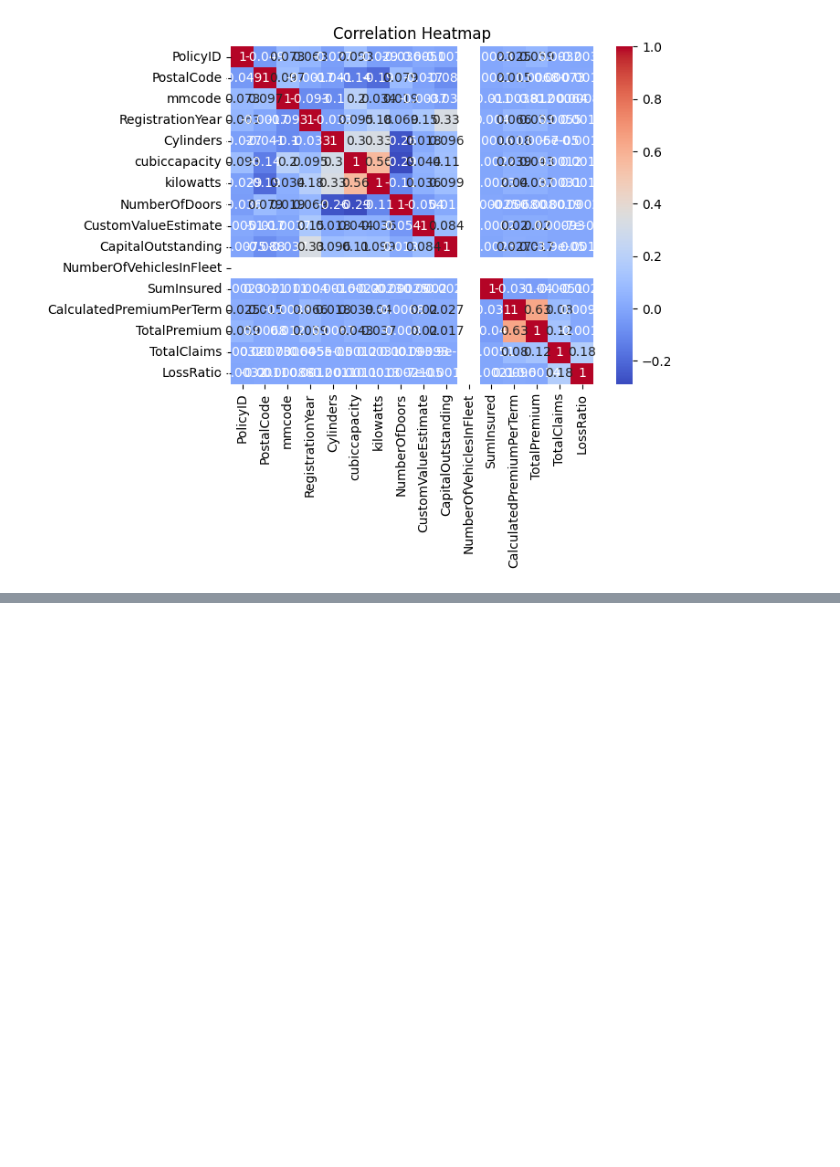
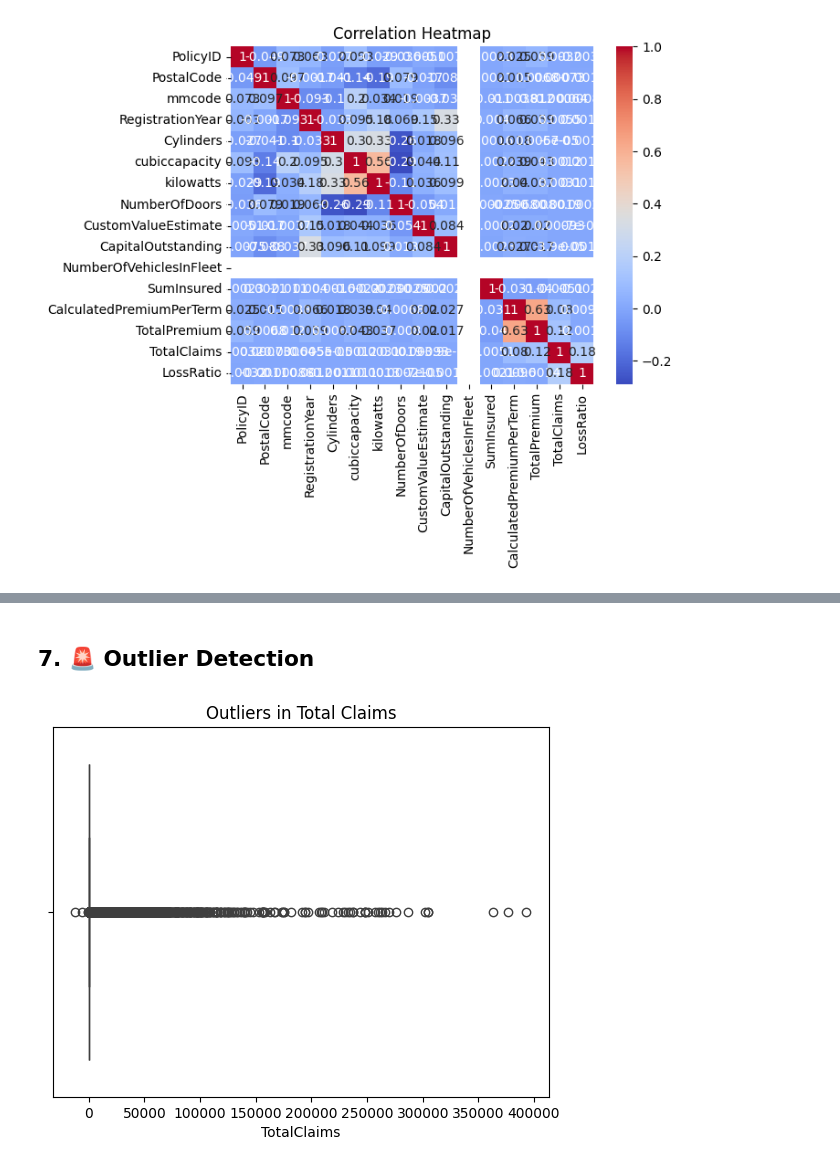
Before and after one commit to rufaeleshetu/insurance-risk-analytics-week3, a Jupyter notebook: notebooks/01_eda.ipynb, the cells around one changed output, grey strips where cells are left out. Saved outputs shown, nothing was run; the diff lists cells and outputs as text; code cells hidden in the pictures; blank space fills up the shorter version.

```diff
--- a/notebooks/01_eda.ipynb
+++ b/notebooks/01_eda.ipynb
@@ -258,0 +338,8 @@ plt.show()
+# %% [markdown]
+## 7. 🚨 Outlier Detection
+# %%
+sns.boxplot(x=df['TotalClaims'])
+plt.title("Outliers in Total Claims")
+plt.show()
+# %% [output]
+[figure, added]
```
Also changed, not shown: parts of 13 cells of this notebook.
